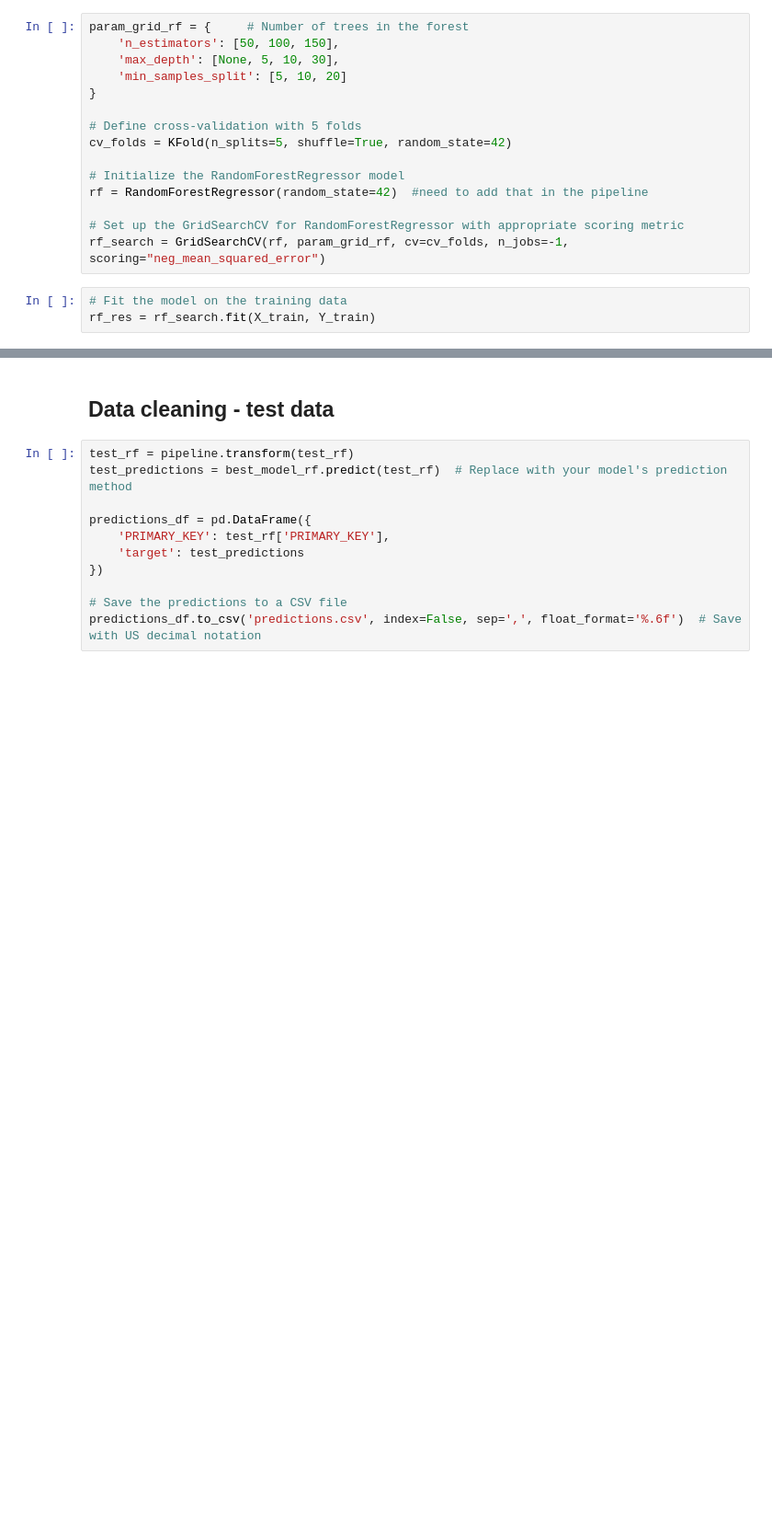
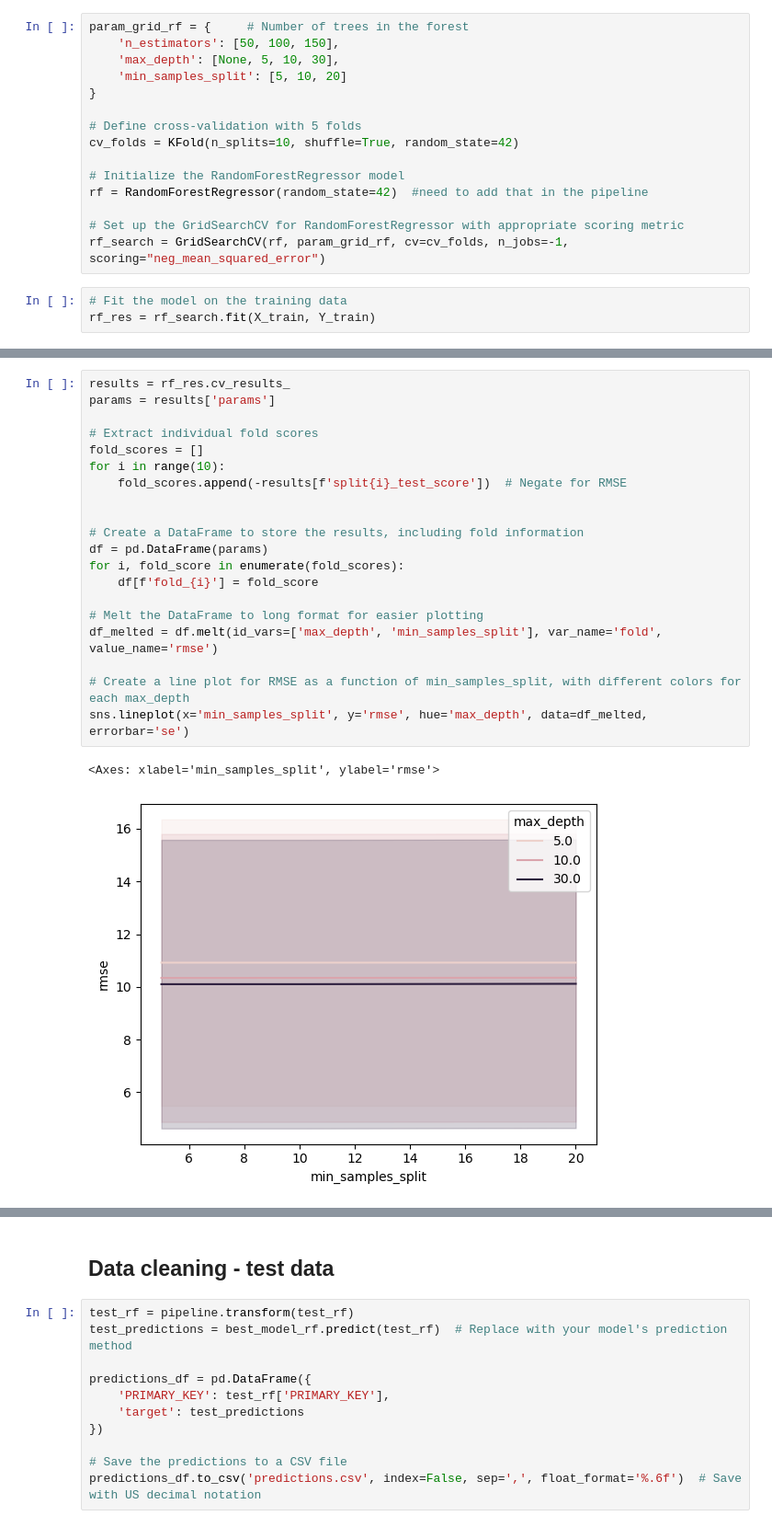
Before and after one commit to rinaaro/Machine-Learning-Project, a Jupyter notebook: project-15.ipynb, the cells around one changed output, grey strips where cells are left out. Shown at 92% size. Saved outputs shown, nothing was run; the diff lists cells and outputs as text; blank space fills up the shorter version.

```diff
--- a/project-15.ipynb
+++ b/project-15.ipynb
@@ -466,7 +466,7 @@ param_grid_rf = {     # Number of trees in the forest
 }
 
 # Define cross-validation with 5 folds
-cv_folds = KFold(n_splits=5, shuffle=True, random_state=42)
+cv_folds = KFold(n_splits=10, shuffle=True, random_state=42)
 
 # Initialize the RandomForestRegressor model
 rf = RandomForestRegressor(random_state=42)  #need to add that in the pipeline
@@ -511,0 +516,23 @@ plt.show()
+# %%
+results = rf_res.cv_results_
+params = results['params']
+
+# Extract individual fold scores
+fold_scores = []
+for i in range(10):
+    fold_scores.append(-results[f'split{i}_test_score'])  # Negate for RMSE
+
+
+# Create a DataFrame to store the results, including fold information
+df = pd.DataFrame(params)
+for i, fold_score in enumerate(fold_scores):
+    df[f'fold_{i}'] = fold_score
+
+# Melt the DataFrame to long format for easier plotting
+df_melted = df.melt(id_vars=['max_depth', 'min_samples_split'], var_name='fold', value_name='rmse')
+
+# Create a line plot for RMSE as a function of min_samples_split, with different colors for each max_depth
+sns.lineplot(x='min_samples_split', y='rmse', hue='max_depth', data=df_melted, errorbar='se')
+# %% [output]
+<Axes: xlabel='min_samples_split', ylabel='rmse'>
+[figure, added]
```
Also changed, not shown: parts of 10 cells of this notebook.
